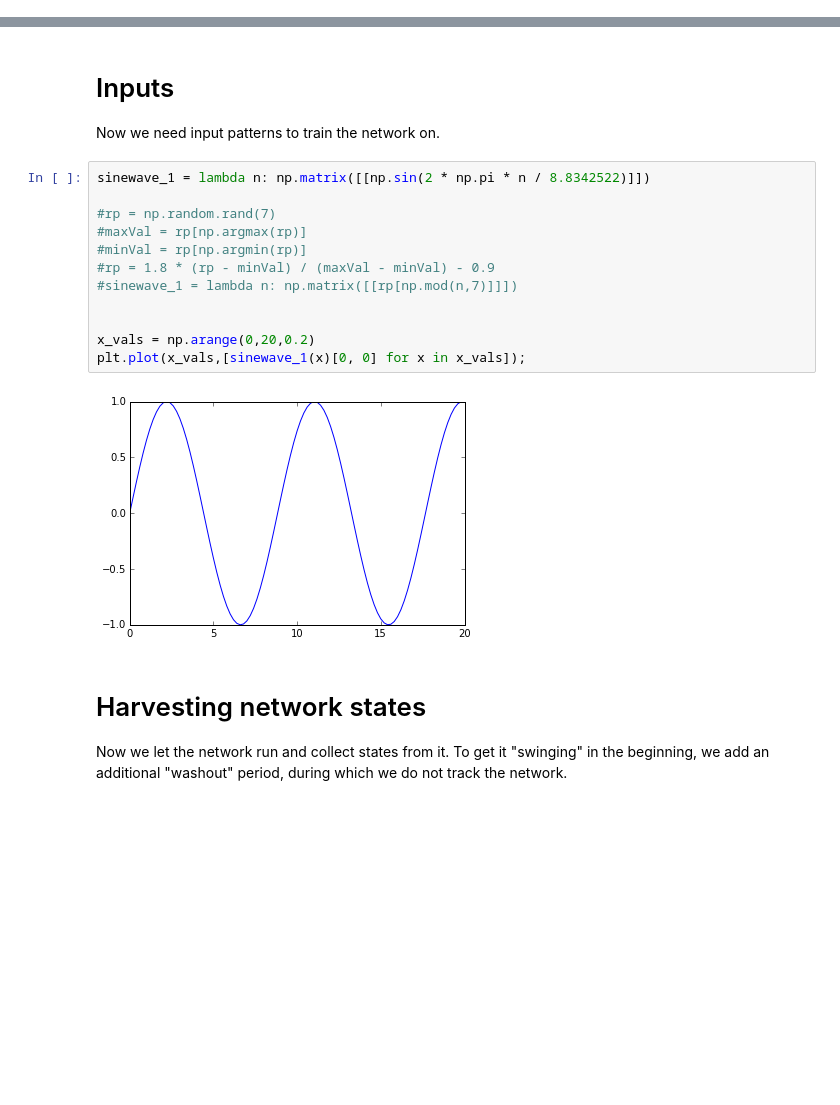
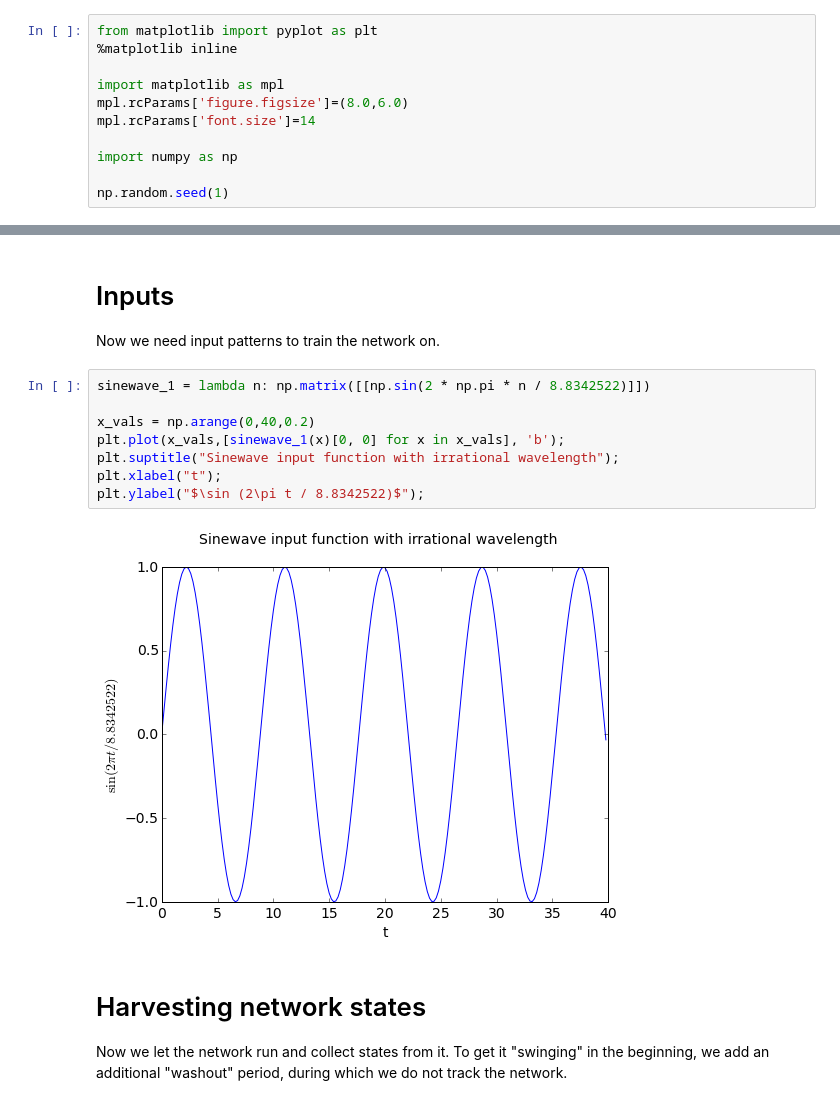
Before and after one commit to kstandvoss/Conceptors, a Jupyter notebook: Conceptors.ipynb, the cells around one changed output, grey strips where cells are left out. Drawn from its saved outputs; the diff is of its cells as text; blank space fills up the shorter version.

```diff
--- a/Conceptors.ipynb
+++ b/Conceptors.ipynb
@@ -14,3 +3,14 @@ np.random.seed(2)
+# %%
+from matplotlib import pyplot as plt
+%matplotlib inline
+
+import matplotlib as mpl
+mpl.rcParams['figure.figsize']=(8.0,6.0)
+mpl.rcParams['font.size']=14
+
+import numpy as np
+
+np.random.seed(1)
 # %% [markdown]
 First we configure the network for a given size and connectivity.
 # %%
@@ -95,17 +99,13 @@ Now we need input patterns to train the network on.
 # %%
 sinewave_1 = lambda n: np.matrix([[np.sin(2 * np.pi * n / 8.8342522)]])
 
-#rp = np.random.rand(7)
-#maxVal = rp[np.argmax(rp)]
-#minVal = rp[np.argmin(rp)]
-#rp = 1.8 * (rp - minVal) / (maxVal - minVal) - 0.9
-#sinewave_1 = lambda n: np.matrix([[rp[np.mod(n,7)]]])
-
-
-x_vals = np.arange(0,20,0.2)
-plt.plot(x_vals,[sinewave_1(x)[0, 0] for x in x_vals]);
+x_vals = np.arange(0,40,0.2)
+plt.plot(x_vals,[sinewave_1(x)[0, 0] for x in x_vals], 'b');
+plt.suptitle("Sinewave input function with irrational wavelength");
+plt.xlabel("t");
+plt.ylabel("$\sin (2\pi t / 8.8342522)$");
 # %% [output]
-[figure, old version]
+[figure, new version]
 # %% [markdown]
 # Harvesting network states
 
```
Also changed, not shown: parts of 22 cells of this notebook, 1 other file.
